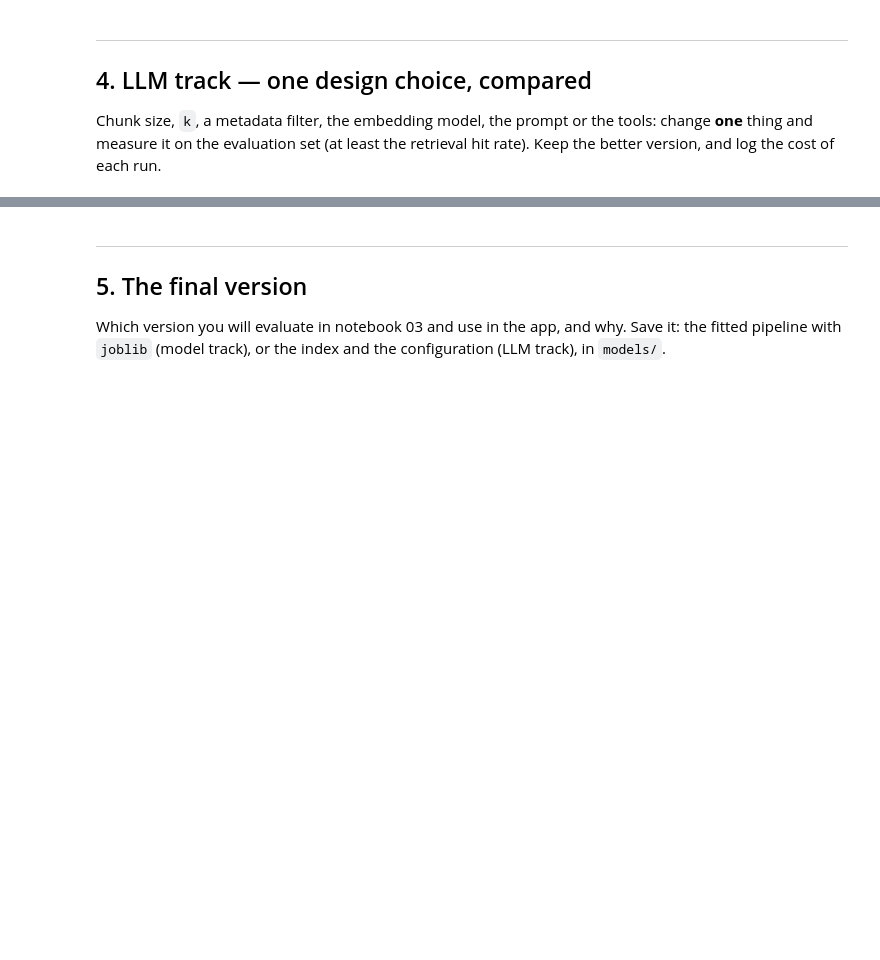
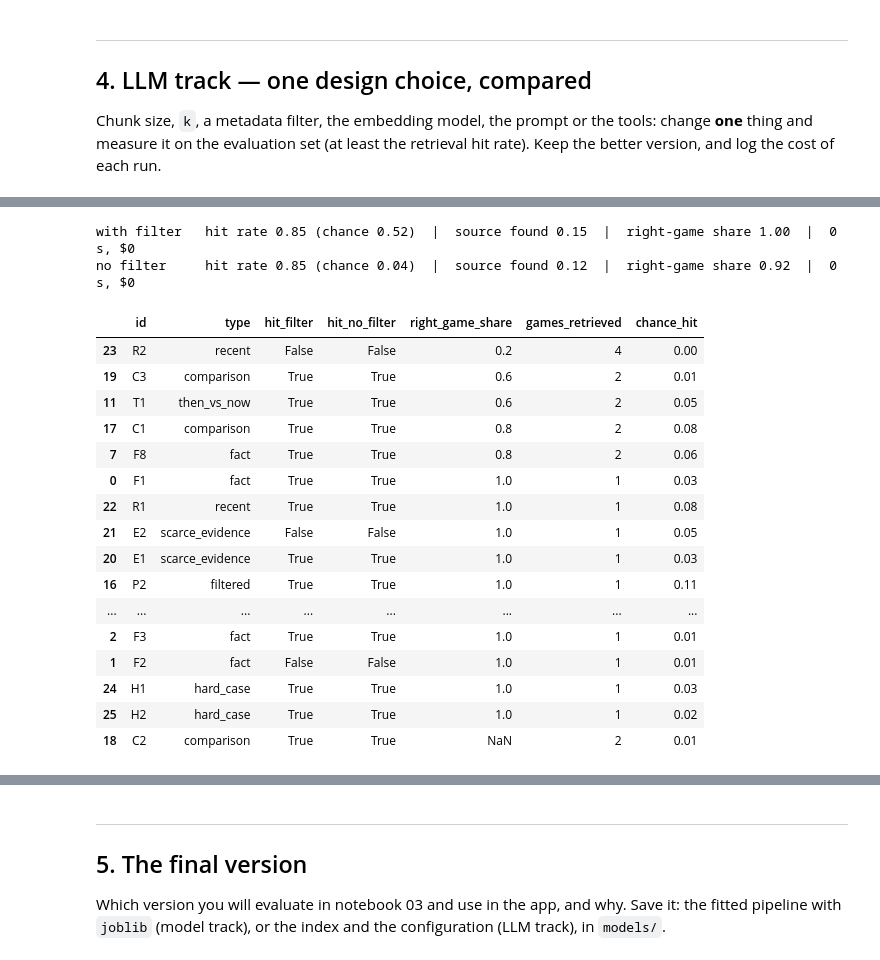
Before and after one commit to nachocarbovalle/IronHack-Final-Project-, a Jupyter notebook: notebooks/02_build.ipynb, the cells around one changed output, grey strips where cells are left out. Saved outputs shown, nothing was run; the diff lists cells and outputs as text; code cells hidden in the pictures; blank space fills up the shorter version.

Commit message:
Notebook 02: Chroma index, retrieval evaluation, grounded generation, game filter comparison, saved configuration

```diff
--- a/notebooks/02_build.ipynb
+++ b/notebooks/02_build.ipynb
@@ -55,0 +83,2 @@ Run it on three or four questions from your evaluation set and read the answers
+# %%
+collection = build_index(chunks, embedder)
@@ -55,0 +154,9 @@ Run it on three or four questions from your evaluation set and read the answers
+# %%
+for qid in ["R2", "F2", "P1", "E2"]:
+    q = eval_set.set_index("id").loc[qid]
+    print(f"\n========== {qid}: {q['question']}")
+    hits = retrieve(q["question"], collection, embedder, k=5, game=q["game"],
+                    min_playtime=q["min_playtime"], steam_deck=q["steam_deck"])
+    for h in hits.itertuples():
+        verdict = "👍" if h.voted_up else "👎"
+        print(f"  {h.chunk_id} {verdict} | {h.created_date} | dist {h.distance:.3f} | {h.text[:220]!r}")
@@ -55,0 +203,13 @@ Run it on three or four questions from your evaluation set and read the answers
+# %%
+client = get_client()
+questions = eval_set.set_index("id")
+
+for qid in ["F2", "R2", "O3", "H1"]:
+    q = questions.loc[qid]
+    out = answer_question(q["question"], collection, embedder, client, k=5, game=q["game"],
+                          min_playtime=q["min_playtime"], steam_deck=q["steam_deck"])
+    print(f"========== {qid}: {q['question']}")
+    print(out["answer"], "\n")
+    print(f"Cited: {out['cited_ids'] or 'none'} | Invented: {out['invented_citations'] or 'none'} | "
+          f"closest distance {out['min_distance']} | {out['input_tokens']} in / {out['output_tokens']} out tokens | "
+          f"${out['cost_usd']:.5f} | {out['seconds']} s\n")
@@ -60,0 +279,38 @@ Chunk size, `k`, a metadata filter, the embedding model, the prompt or the tools
+# %%
+runs = {}
+for use_filter in (True, False):
+    label = "with filter" if use_filter else "no filter"
+    start = time.perf_counter()
+    r = evaluate_retrieval(eval_set, collection, embedder, k=5, use_game_filter=use_filter)
+    seconds = time.perf_counter() - start
+    r = r.merge(chance_hit_rates(eval_set, chunks, k=5, use_game_filter=use_filter), on="id")
+    runs[label] = r
+    print(f"{label:12s}  hit rate {r['hit'].mean():.2f} (chance {r['chance_hit'].mean():.2f})  |  "
+          f"source found {r['source_found'].mean():.2f}  |  right-game share {r['right_game_share'].mean():.2f}  |  "
+          f"{seconds:.0f} s, $0")
+# %% [output]
+with filter   hit rate 0.85 (chance 0.52)  |  source found 0.15  |  right-game share 1.00  |  0 s, $0
+no filter     hit rate 0.85 (chance 0.04)  |  source found 0.12  |  right-game share 0.92  |  0 s, $0
+# %%
+compare = runs["with filter"][["id", "type", "hit"]].merge(
+    runs["no filter"][["id", "hit", "right_game_share", "games_retrieved", "chance_hit"]],
+    on="id", suffixes=("_filter", "_no_filter"))
+compare.sort_values("right_game_share")
+# %% [output]
+|  | id | type | hit_filter | hit_no_filter | right_game_share | games_retrieved | chance_hit |
+| 23 | R2 | recent | False | False | 0.2 | 4 | 0.00 |
+| 19 | C3 | comparison | True | True | 0.6 | 2 | 0.01 |
+| 11 | T1 | then_vs_now | True | True | 0.6 | 2 | 0.05 |
+| 17 | C1 | comparison | True | True | 0.8 | 2 | 0.08 |
+| 7 | F8 | fact | True | True | 0.8 | 2 | 0.06 |
+| 0 | F1 | fact | True | True | 1.0 | 1 | 0.03 |
+| 22 | R1 | recent | True | True | 1.0 | 1 | 0.08 |
+| 21 | E2 | scarce_evidence | False | False | 1.0 | 1 | 0.05 |
+| 20 | E1 | scarce_evidence | True | True | 1.0 | 1 | 0.03 |
+| 16 | P2 | filtered | True | True | 1.0 | 1 | 0.11 |
+| ... | ... | ... | ... | ... | ... | ... | ... |
+| 2 | F3 | fact | True | True | 1.0 | 1 | 0.01 |
+| 1 | F2 | fact | False | False | 1.0 | 1 | 0.01 |
+| 24 | H1 | hard_case | True | True | 1.0 | 1 | 0.03 |
+| 25 | H2 | hard_case | True | True | 1.0 | 1 | 0.02 |
+| 18 | C2 | comparison | True | True | NaN | 2 | 0.01 |
```
Also changed, not shown: parts of 22 cells of this notebook, 2 other files.
